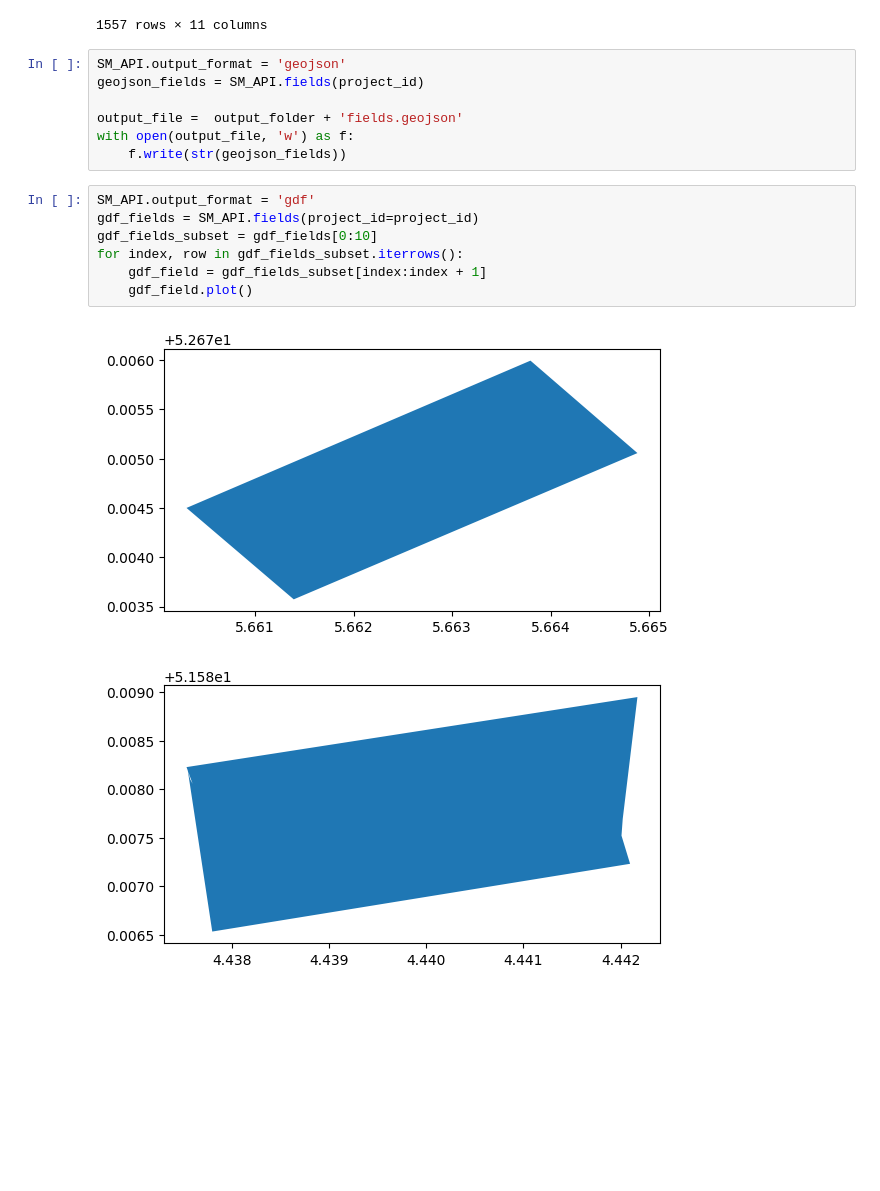
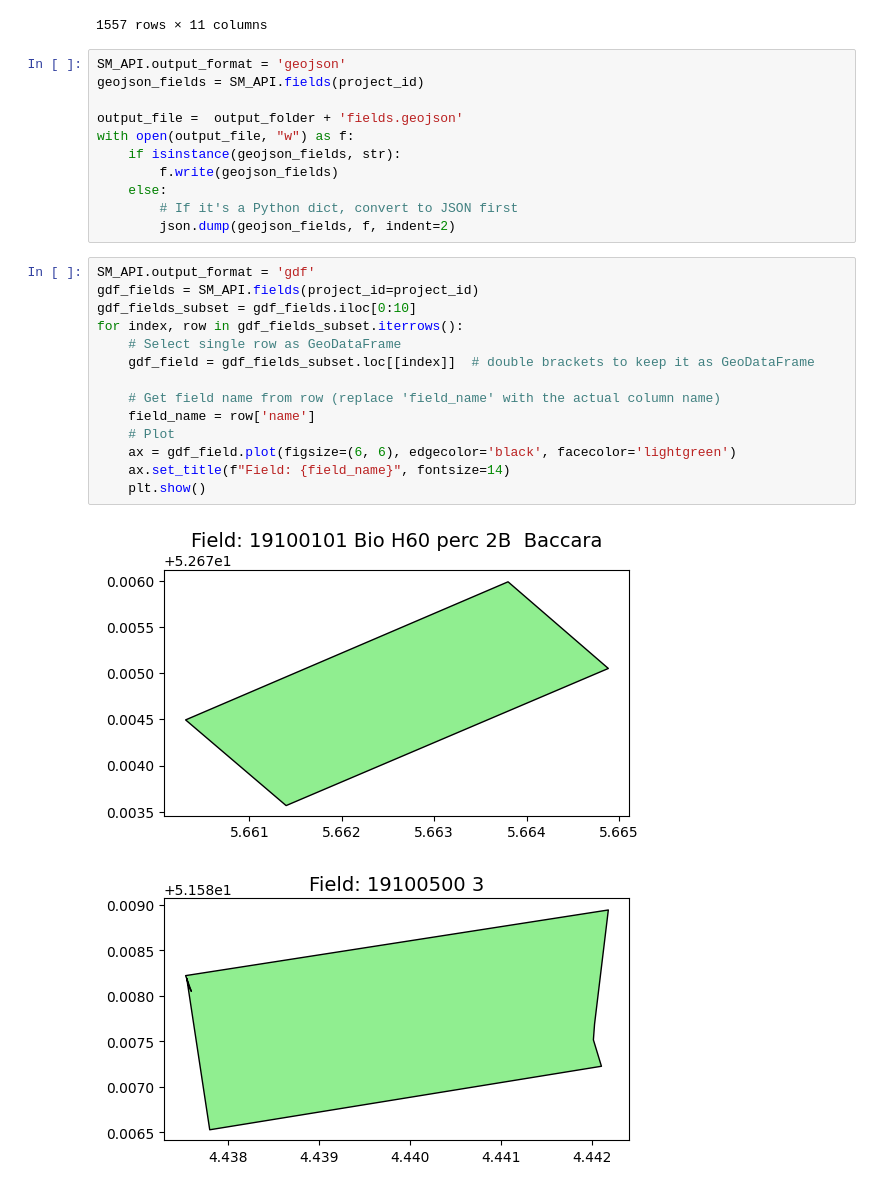
Before and after one commit to AeroVision-code/ScoutMasterAPI-builder, a Jupyter notebook: examples/fields.ipynb, the cells around one changed output. Saved outputs shown, nothing was run; the diff lists cells and outputs as text; blank space fills up the shorter version.

Commit message:
add geojson as option

```diff
--- a/examples/fields.ipynb
+++ b/examples/fields.ipynb
@@ -49,15 +51,26 @@ SM_API.output_format = 'geojson'
 geojson_fields = SM_API.fields(project_id)
 
 output_file =  output_folder + 'fields.geojson'
-with open(output_file, 'w') as f:
-    f.write(str(geojson_fields))
+with open(output_file, "w") as f:
+    if isinstance(geojson_fields, str):
+        f.write(geojson_fields)
+    else:
+        # If it's a Python dict, convert to JSON first
+        json.dump(geojson_fields, f, indent=2)
 # %%
 SM_API.output_format = 'gdf'
 gdf_fields = SM_API.fields(project_id=project_id)
-gdf_fields_subset = gdf_fields[0:10]
+gdf_fields_subset = gdf_fields.iloc[0:10]
 for index, row in gdf_fields_subset.iterrows():
-    gdf_field = gdf_fields_subset[index:index + 1]
-    gdf_field.plot()
+    # Select single row as GeoDataFrame
+    gdf_field = gdf_fields_subset.loc[[index]]  # double brackets to keep it as GeoDataFrame
+
+    # Get field name from row (replace 'field_name' with the actual column name)
+    field_name = row['name']
+    # Plot
+    ax = gdf_field.plot(figsize=(6, 6), edgecolor='black', facecolor='lightgreen')
+    ax.set_title(f"Field: {field_name}", fontsize=14)
+    plt.show()
 # %% [output]
-[figure, old version]
+[figure, new version]
-[figure, old version]
+[figure, new version]
```
Also changed, not shown: parts of 2 cells of this notebook, 1 other file.
